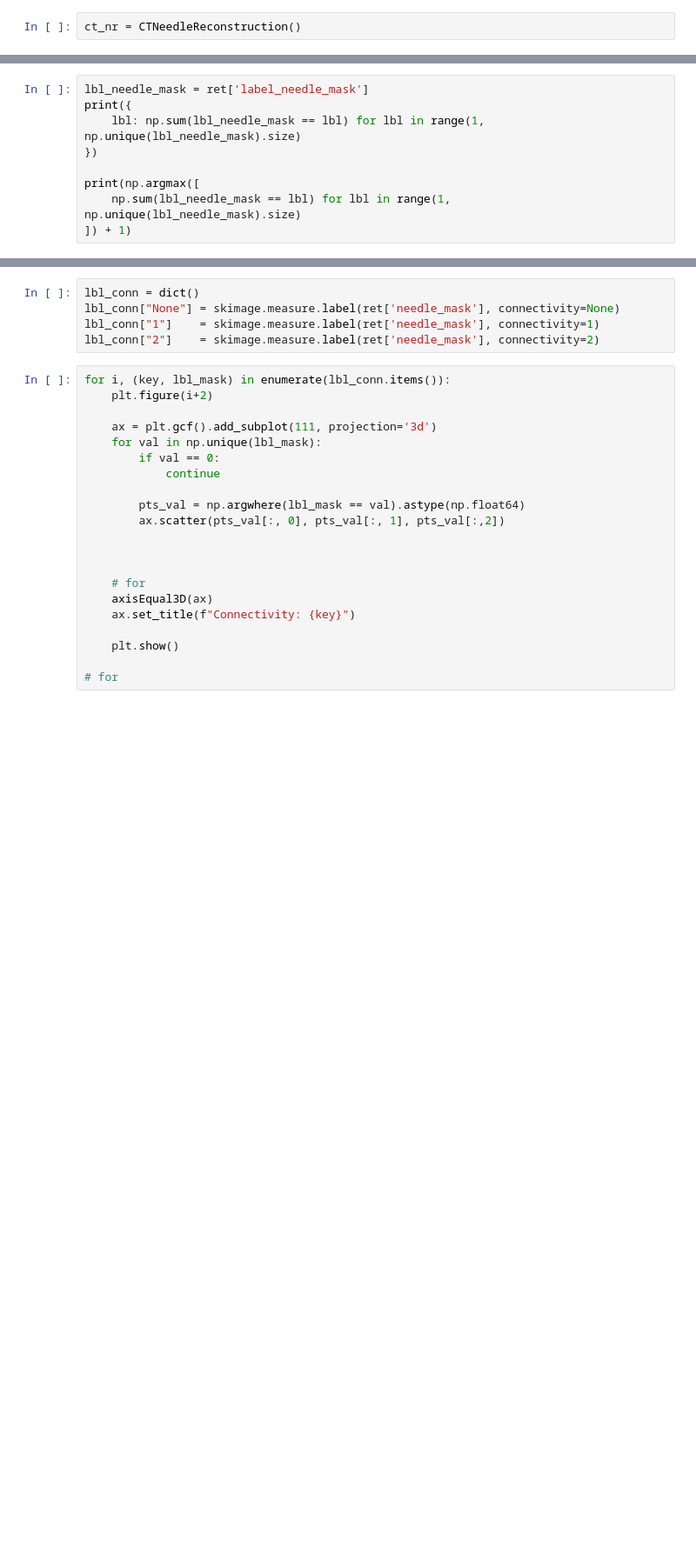
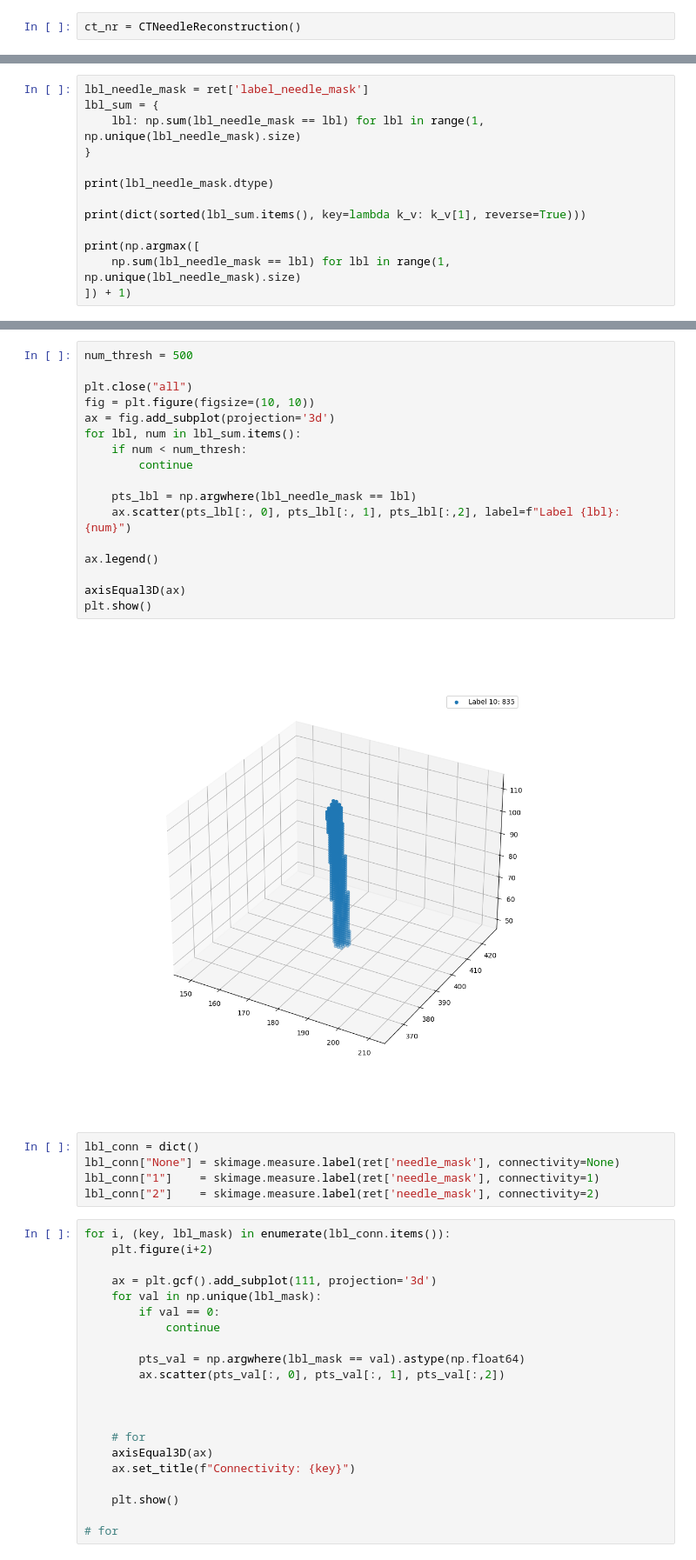
Before and after one commit to dlezcan1/AMIRo-cv, a Jupyter notebook: src/CTNeedleShape.ipynb, the cells around one changed output, grey strips where cells are left out. Shown at 87% size. Saved outputs shown, nothing was run; the diff lists cells and outputs as text; blank space fills up the shorter version.

```diff
--- a/src/CTNeedleShape.ipynb
+++ b/src/CTNeedleShape.ipynb
@@ -224,8 +261,12 @@ dict_keys(['needle_mask', 'label_needle_mask', 'fiducials_mask', 'fiducial_pts_i
 # %%
 lbl_needle_mask = ret['label_needle_mask']
-print({
+lbl_sum = {
     lbl: np.sum(lbl_needle_mask == lbl) for lbl in range(1, np.unique(lbl_needle_mask).size)
-})
+}
+
+print(lbl_needle_mask.dtype)
+
+print(dict(sorted(lbl_sum.items(), key=lambda k_v: k_v[1], reverse=True)))
 
 print(np.argmax([
     np.sum(lbl_needle_mask == lbl) for lbl in range(1, np.unique(lbl_needle_mask).size)
@@ -236,3 +278,22 @@ print(np.argmax([
+# %%
+num_thresh = 500
+
+plt.close("all")
+fig = plt.figure(figsize=(10, 10))
+ax = fig.add_subplot(projection='3d')
+for lbl, num in lbl_sum.items():
+    if num < num_thresh:
+        continue
+
+    pts_lbl = np.argwhere(lbl_needle_mask == lbl)
+    ax.scatter(pts_lbl[:, 0], pts_lbl[:, 1], pts_lbl[:,2], label=f"Label {lbl}: {num}")
+
+ax.legend()
+
+axisEqual3D(ax)
+plt.show()
+# %% [output]
+[figure, added]
 # %%
 lbl_conn = dict()
 lbl_conn["None"] = skimage.measure.label(ret['needle_mask'], connectivity=None)
```
Also changed, not shown: parts of 5 cells of this notebook, 2 other files.
